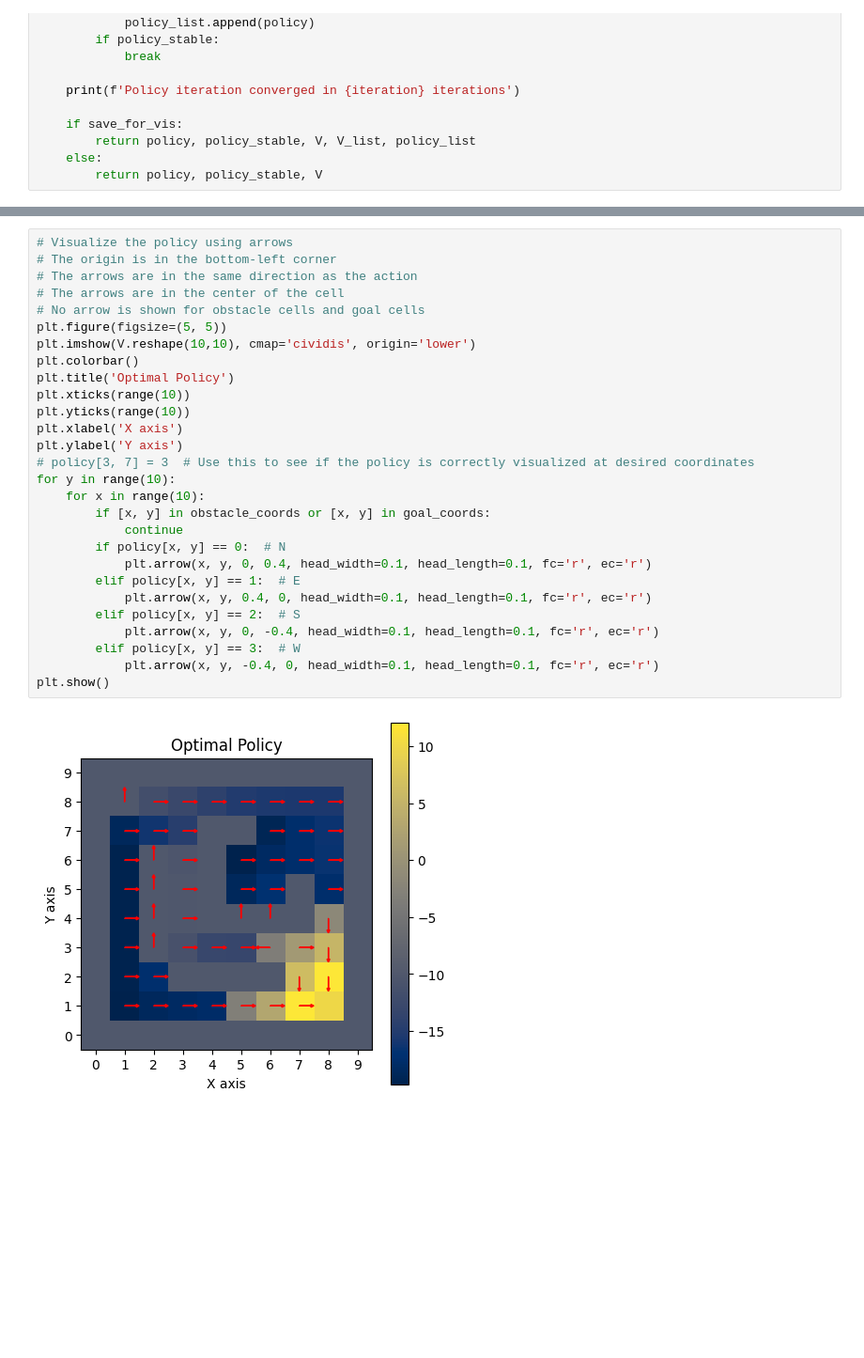
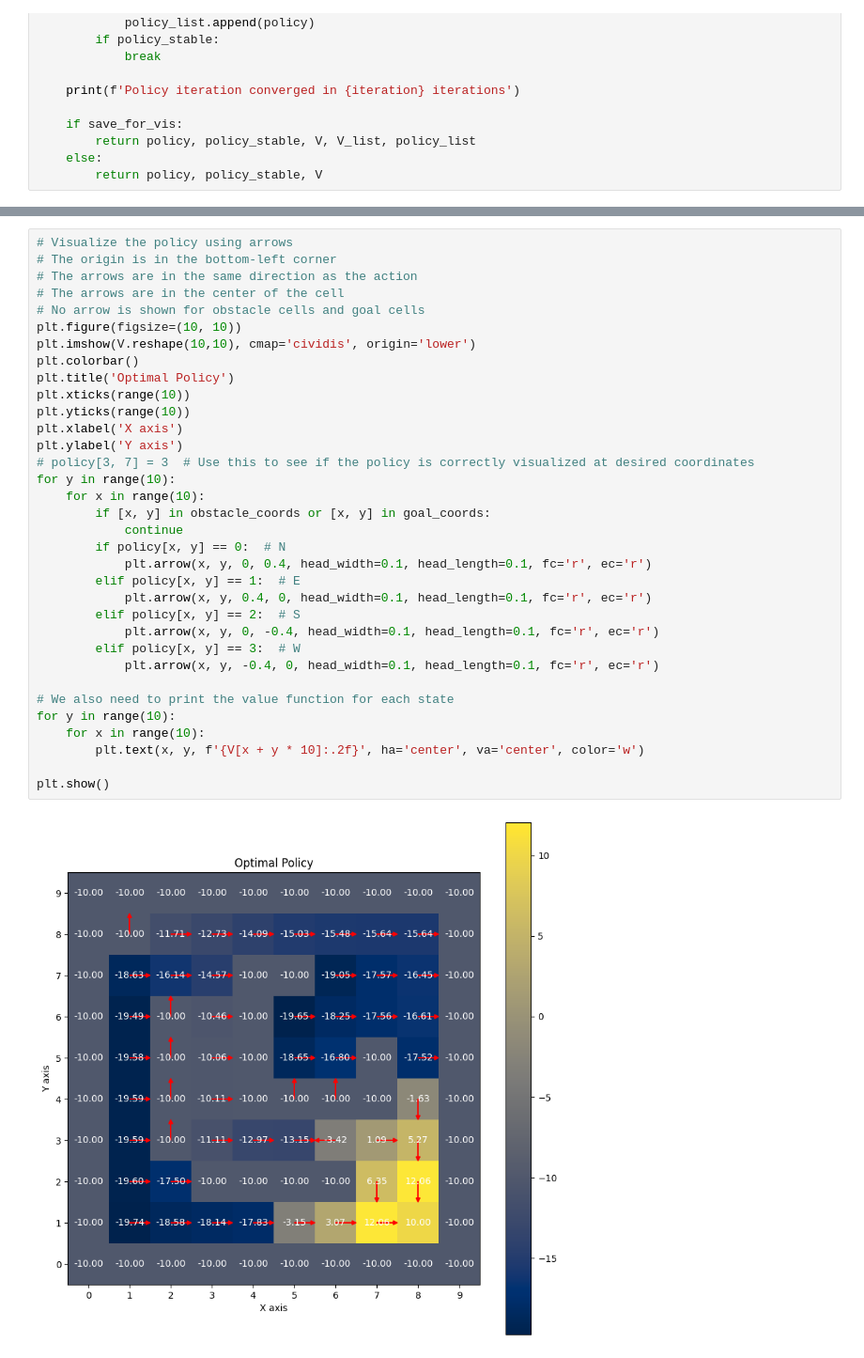
Before and after one commit to jbwenjoy/ESE-6500-Learning-in-Robotics, a Jupyter notebook: homework3/p1/policy_iteration.ipynb, the cells around one changed output, grey strips where cells are left out. Shown at 94% size. Drawn from its saved outputs; the diff is of its cells as text; blank space fills up the shorter version.

```diff
--- a/homework3/p1/policy_iteration.ipynb
+++ b/homework3/p1/policy_iteration.ipynb
@@ -728,30 +716,36 @@ Converged = False
 # %%
 # Visualize the policy using arrows
 # The origin is in the bottom-left corner
 # The arrows are in the same direction as the action
 # The arrows are in the center of the cell
 # No arrow is shown for obstacle cells and goal cells
-plt.figure(figsize=(5, 5))
+plt.figure(figsize=(10, 10))
 plt.imshow(V.reshape(10,10), cmap='cividis', origin='lower')
 plt.colorbar()
 plt.title('Optimal Policy')
 plt.xticks(range(10))
 plt.yticks(range(10))
 plt.xlabel('X axis')
 plt.ylabel('Y axis')
 # policy[3, 7] = 3  # Use this to see if the policy is correctly visualized at desired coordinates
 for y in range(10):
     for x in range(10):
         if [x, y] in obstacle_coords or [x, y] in goal_coords:
             continue
         if policy[x, y] == 0:  # N
             plt.arrow(x, y, 0, 0.4, head_width=0.1, head_length=0.1, fc='r', ec='r')
         elif policy[x, y] == 1:  # E
             plt.arrow(x, y, 0.4, 0, head_width=0.1, head_length=0.1, fc='r', ec='r')
         elif policy[x, y] == 2:  # S
             plt.arrow(x, y, 0, -0.4, head_width=0.1, head_length=0.1, fc='r', ec='r')
         elif policy[x, y] == 3:  # W
             plt.arrow(x, y, -0.4, 0, head_width=0.1, head_length=0.1, fc='r', ec='r')
+
+# We also need to print the value function for each state
+for y in range(10):
+    for x in range(10):
+        plt.text(x, y, f'{V[x + y * 10]:.2f}', ha='center', va='center', color='w')
+
 plt.show()
 # %% [output]
-[figure, old version]
+[figure, new version]
```
Also changed, not shown: parts of 2 cells of this notebook.
